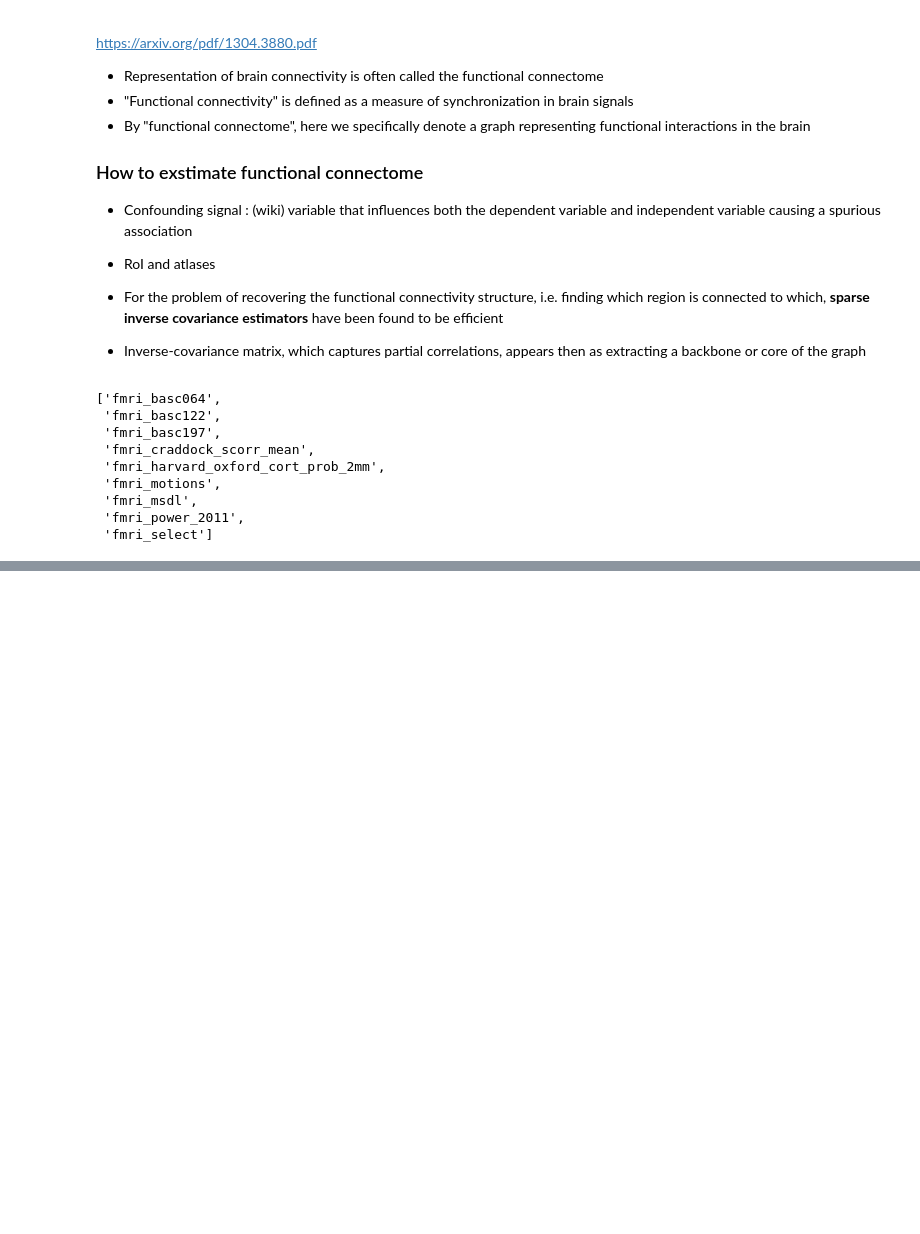
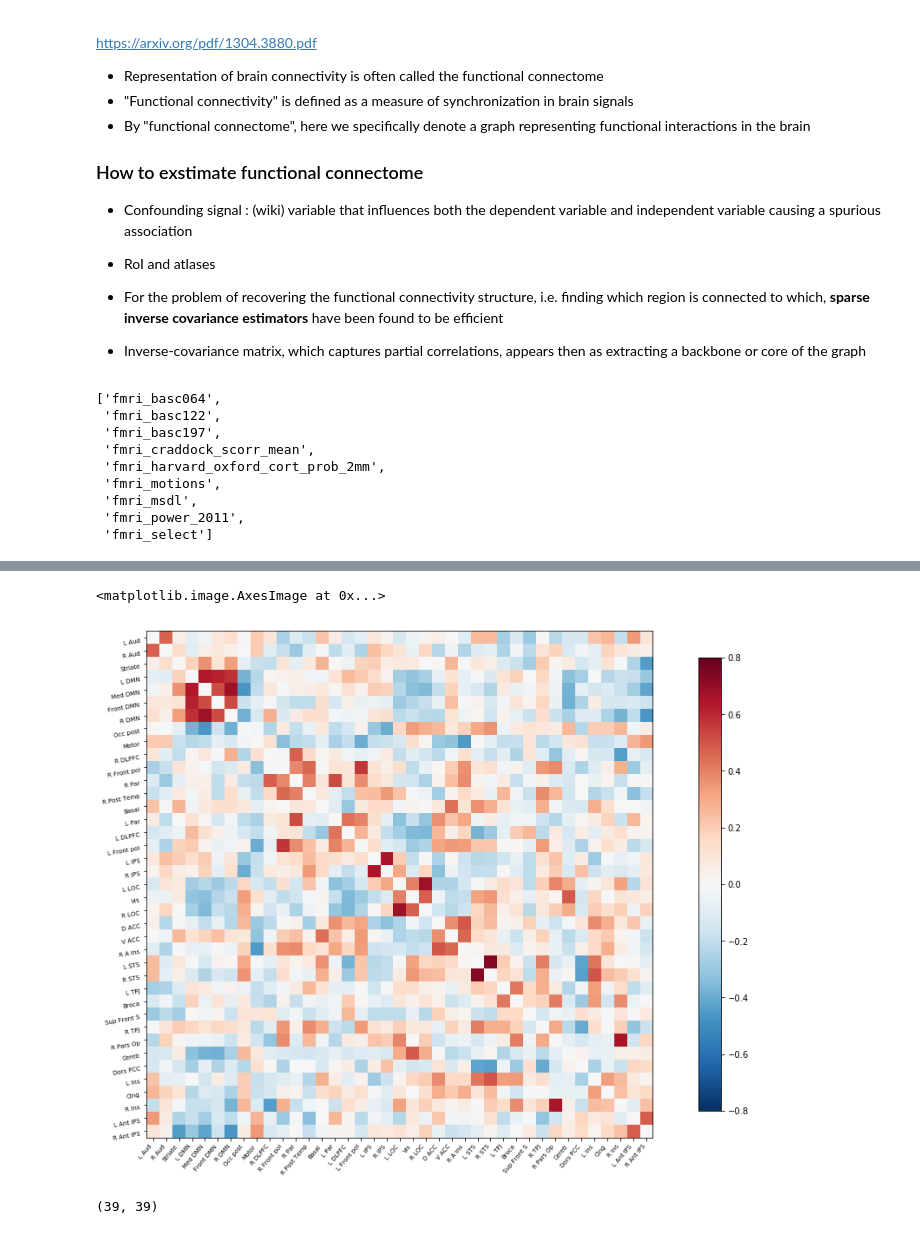
Before and after one commit to vfdev-5/autism, a Jupyter notebook: notebooks/baseline_with_frmi_.ipynb, the cells around one changed output, grey strips where cells are left out. Drawn from its saved outputs; the diff is of its cells as text; code cells hidden in the pictures; blank space fills up the shorter version.

```diff
--- a/notebooks/baseline_with_frmi_.ipynb
+++ b/notebooks/baseline_with_frmi_.ipynb
@@ -51,0 +100,17 @@ accepted_fmri = data_train_['fmri_select'] > 0
+# %%
+from nilearn.connectome import ConnectivityMeasure
+correlation_measure = ConnectivityMeasure(kind='correlation')
+correlation_matrix = correlation_measure.fit_transform([cleaned_timeseries])[0]
+
+
+# Display the correlation matrix
+import numpy as np
+from nilearn import plotting
+# Mask out the major diagonal
+np.fill_diagonal(correlation_matrix, 0)
+fig = plt.figure(figsize=(12, 12))
+plotting.plot_matrix(correlation_matrix, labels=labels, colorbar=True, figure=fig,
+                     vmax=0.8, vmin=-0.8)
+# %% [output]
+<matplotlib.image.AxesImage at 0x...>
+[figure, added]
@@ -51,0 +119,4 @@ accepted_fmri = data_train_['fmri_select'] > 0
+# %%
+correlation_matrix.shape
+# %% [output]
+(39, 39)
```
Also changed, not shown: parts of 46 cells of this notebook, 3 other files.
